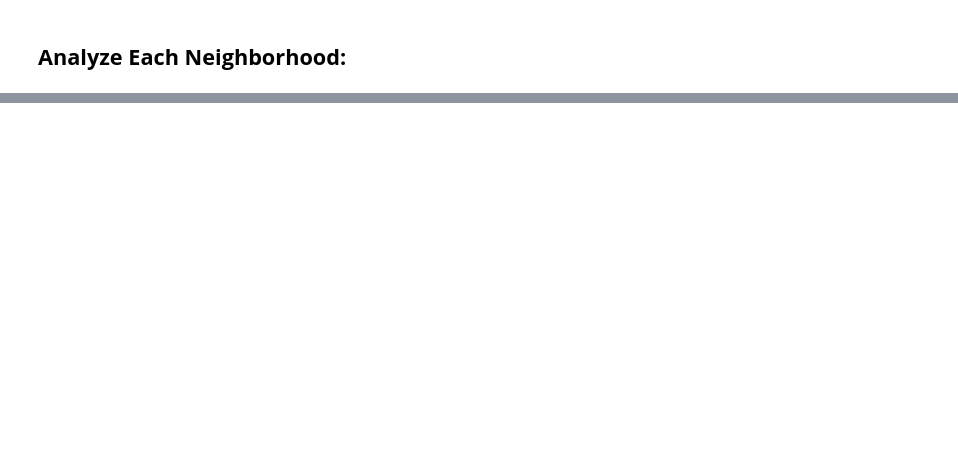
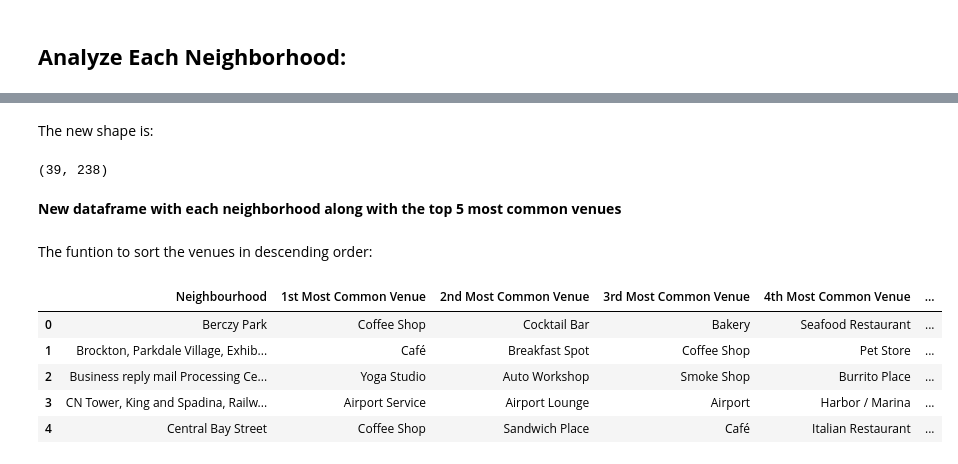
Before and after one commit to anasmghouri/Coursera_Capstone, a Jupyter notebook: Segmenting_and_Clustering_Neighborhoods_in_Toronto.ipynb, the cells around one changed output, grey strips where cells are left out. Drawn from its saved outputs; the diff is of its cells as text; code cells hidden in the pictures; blank space fills up the shorter version.

```diff
--- a/Segmenting_and_Clustering_Neighborhoods_in_Toronto.ipynb
+++ b/Segmenting_and_Clustering_Neighborhoods_in_Toronto.ipynb
@@ -366,0 +396,53 @@ toronto_onehot.head()
+# %% [markdown]
+The new shape is:
+# %%
+toronto_grouped.shape
+# %% [output]
+(39, 238)
+# %% [markdown]
+**New dataframe with each neighborhood along with the top 5 most common venues**
+# %%
+num_top_venues = 5
+
+for hood in toronto_grouped['Neighbourhood']:
+    temp = toronto_grouped[toronto_grouped['Neighbourhood'] == hood].T.reset_index()
+    temp.columns = ['venue','freq']
+    temp = temp.iloc[1:]
+    temp['freq'] = temp['freq'].astype(float)
+    temp = temp.round({'freq': 2})
+# %% [markdown]
+The funtion to sort the venues in descending order:
+# %%
+def return_most_common_venues(row, num_top_venues):
+    row_categories = row.iloc[1:]
+    row_categories_sorted = row_categories.sort_values(ascending=False)
+
+    return row_categories_sorted.index.values[0:num_top_venues]
+# %%
+num_top_venues = 10
+
+indicators = ['st', 'nd', 'rd']
+
+# create columns according to number of top venues
+columns = ['Neighbourhood']
+for ind in np.arange(num_top_venues):
+    try:
+        columns.append('{}{} Most Common Venue'.format(ind+1, indicators[ind]))
+    except:
+        columns.append('{}th Most Common Venue'.format(ind+1))
+
+# create a new dataframe
+neighborhoods_venues_sorted = pd.DataFrame(columns=columns)
+neighborhoods_venues_sorted['Neighbourhood'] = toronto_grouped['Neighbourhood']
+
+for ind in np.arange(toronto_grouped.shape[0]):
+    neighborhoods_venues_sorted.iloc[ind, 1:] = return_most_common_venues(toronto_grouped.iloc[ind, :], num_top_venues)
+
+neighborhoods_venues_sorted.head()
+# %% [output]
+|  | Neighbourhood | 1st Most Common Venue | 2nd Most Common Venue | 3rd Most Common Venue | 4th Most Common Venue | ... |
+| 0 | Berczy Park | Coffee Shop | Cocktail Bar | Bakery | Seafood Restaurant | ... |
+| 1 | Brockton, Parkdale Village, Exhib... | Café | Breakfast Spot | Coffee Shop | Pet Store | ... |
+| 2 | Business reply mail Processing Ce... | Yoga Studio | Auto Workshop | Smoke Shop | Burrito Place | ... |
+| 3 | CN Tower, King and Spadina, Railw... | Airport Service | Airport Lounge | Airport | Harbor / Marina | ... |
+| 4 | Central Bay Street | Coffee Shop | Sandwich Place | Café | Italian Restaurant | ... |
```
Also changed, not shown: parts of 16 cells of this notebook.
